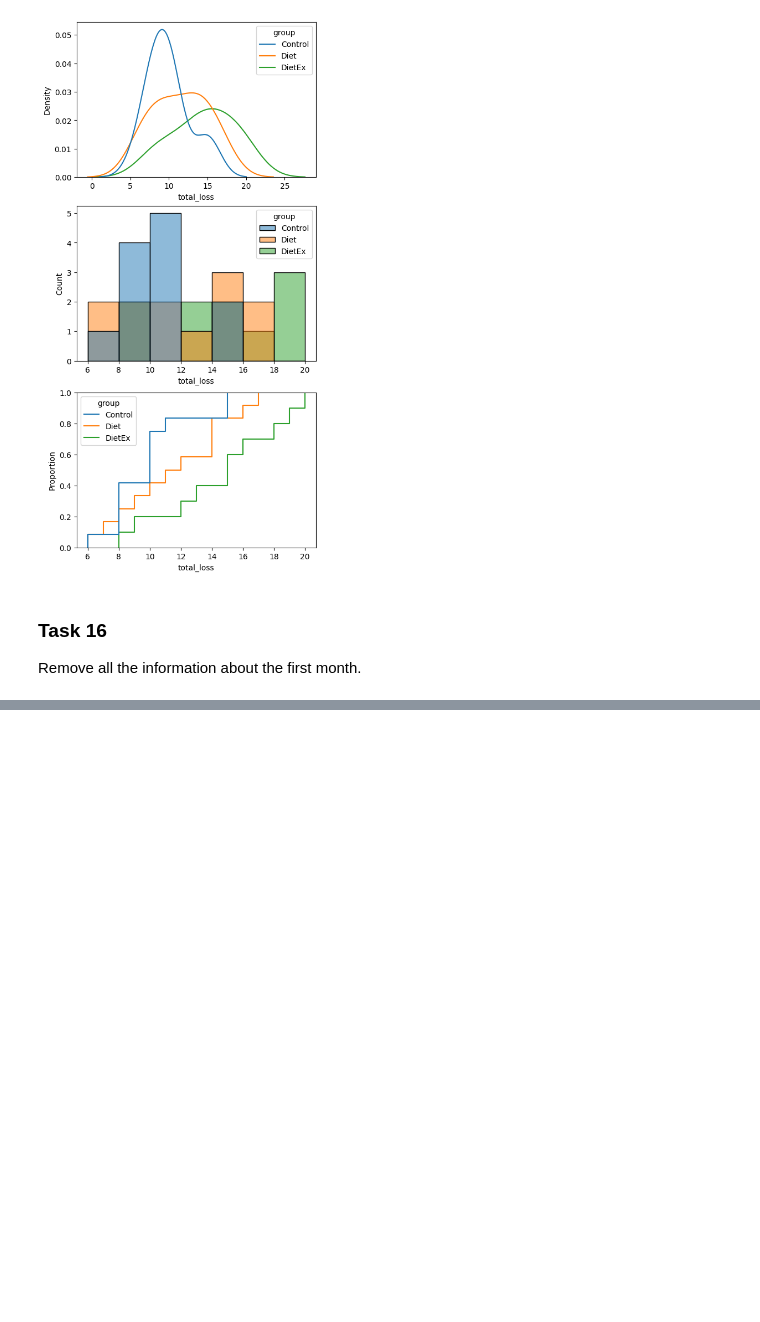
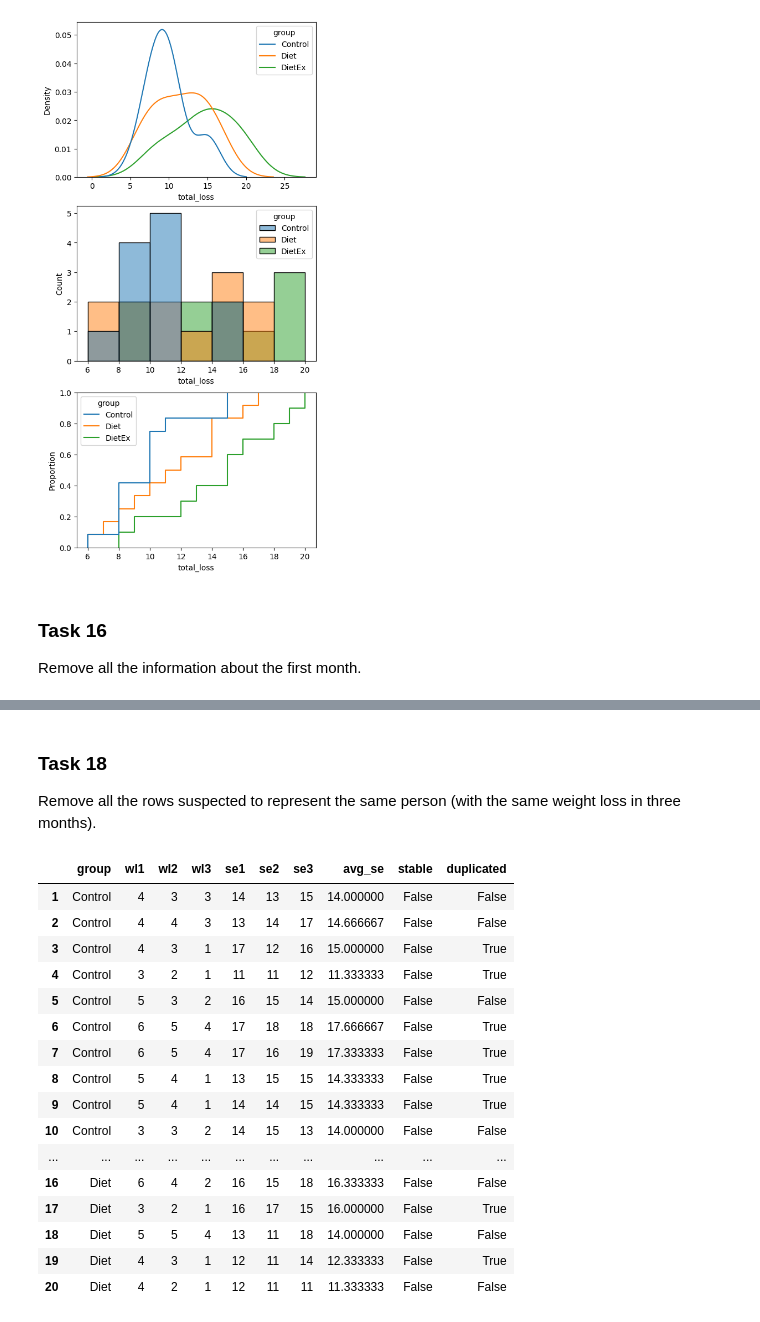
Before and after one commit to Yolonek/BigDataAlgorithms, a Jupyter notebook: List0/List0_Solved.ipynb, the cells around one changed output, grey strips where cells are left out. Drawn from its saved outputs; the diff is of its cells as text; code cells hidden in the pictures; blank space fills up the shorter version.

Commit message:
18 tasks finished

```diff
--- a/List0/List0_Solved.ipynb
+++ b/List0/List0_Solved.ipynb
@@ -395,0 +439,25 @@ Remove all the information about the first month.
+# %% [markdown]
+### Task 18
+Remove all the rows suspected to represent the same person (with the same weight
+loss in three months).
+# %%
+df['duplicated'] = df.duplicated(subset=['wl1', 'wl2', 'wl3'], keep=False)
+df.head(head_length)
+# %% [output]
+|  | group | wl1 | wl2 | wl3 | se1 | se2 | se3 | avg_se | stable | duplicated |
+| 1 | Control | 4 | 3 | 3 | 14 | 13 | 15 | 14.000000 | False | False |
+| 2 | Control | 4 | 4 | 3 | 13 | 14 | 17 | 14.666667 | False | False |
+| 3 | Control | 4 | 3 | 1 | 17 | 12 | 16 | 15.000000 | False | True |
+| 4 | Control | 3 | 2 | 1 | 11 | 11 | 12 | 11.333333 | False | True |
+| 5 | Control | 5 | 3 | 2 | 16 | 15 | 14 | 15.000000 | False | False |
+| 6 | Control | 6 | 5 | 4 | 17 | 18 | 18 | 17.666667 | False | True |
+| 7 | Control | 6 | 5 | 4 | 17 | 16 | 19 | 17.333333 | False | True |
+| 8 | Control | 5 | 4 | 1 | 13 | 15 | 15 | 14.333333 | False | True |
+| 9 | Control | 5 | 4 | 1 | 14 | 14 | 15 | 14.333333 | False | True |
+| 10 | Control | 3 | 3 | 2 | 14 | 15 | 13 | 14.000000 | False | False |
+| ... | ... | ... | ... | ... | ... | ... | ... | ... | ... | ... |
+| 16 | Diet | 6 | 4 | 2 | 16 | 15 | 18 | 16.333333 | False | False |
+| 17 | Diet | 3 | 2 | 1 | 16 | 17 | 15 | 16.000000 | False | True |
+| 18 | Diet | 5 | 5 | 4 | 13 | 11 | 18 | 14.000000 | False | False |
+| 19 | Diet | 4 | 3 | 1 | 12 | 11 | 14 | 12.333333 | False | True |
+| 20 | Diet | 4 | 2 | 1 | 12 | 11 | 11 | 11.333333 | False | False |
```
Also changed, not shown: parts of 4 cells of this notebook.
